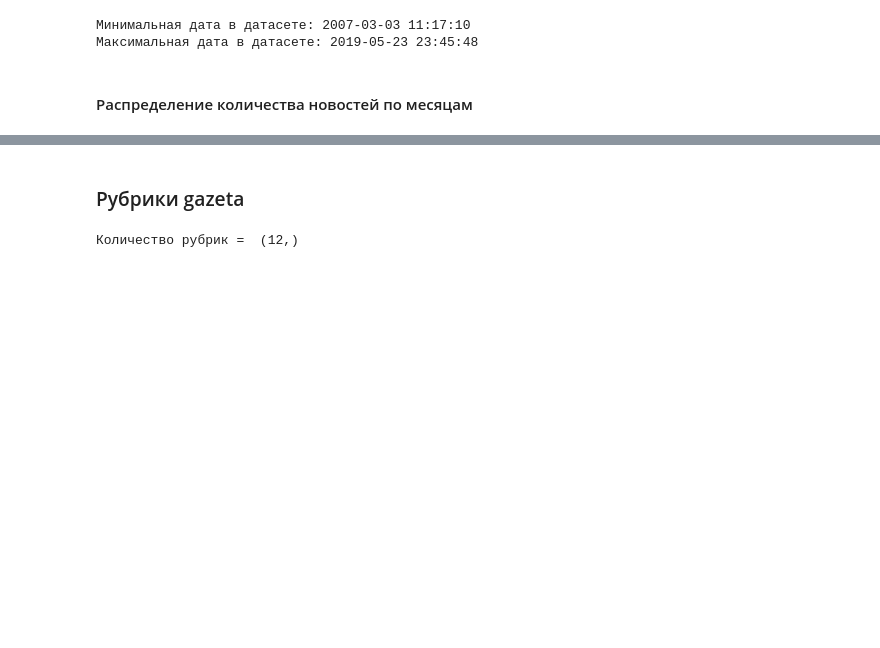
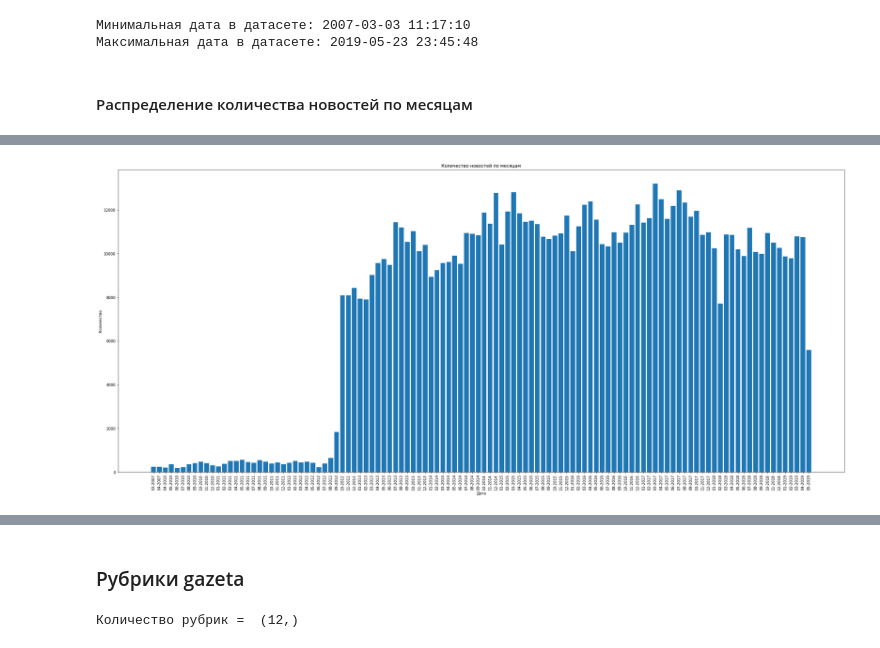
Before and after one commit to vetedde/proj_news_viz, a Jupyter notebook: analysis/news_source_analysis_gazeta.ipynb, the cells around one changed output, grey strips where cells are left out. Saved outputs shown, nothing was run; the diff lists cells and outputs as text; code cells hidden in the pictures; blank space fills up the shorter version.

```diff
--- a/analysis/news_source_analysis_gazeta.ipynb
+++ b/analysis/news_source_analysis_gazeta.ipynb
@@ -386,0 +190,11 @@ plt.show()
+# %%
+fig, ax = plt.subplots(figsize=(35, 15))
+plt.bar(x = df.month_year,
+        height = df.nunique_text.values)
+plt.xticks(rotation='vertical')
+ax.set_title('Количество новостей по месяцам')
+ax.set_ylabel('Количество')
+ax.set_xlabel('Дата')
+plt.show()
+# %% [output]
+[figure, added]
```
Also changed, not shown: parts of 68 cells of this notebook, 3 other files.
